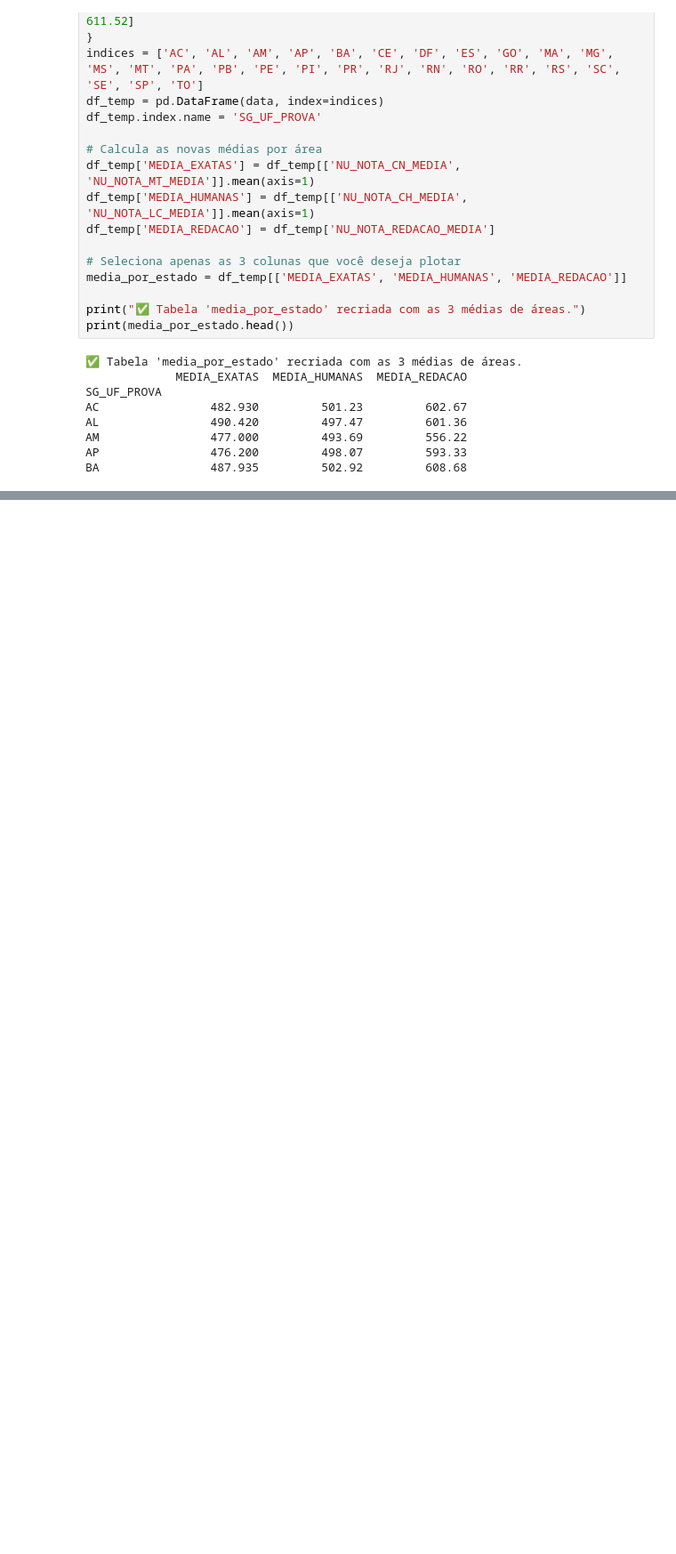
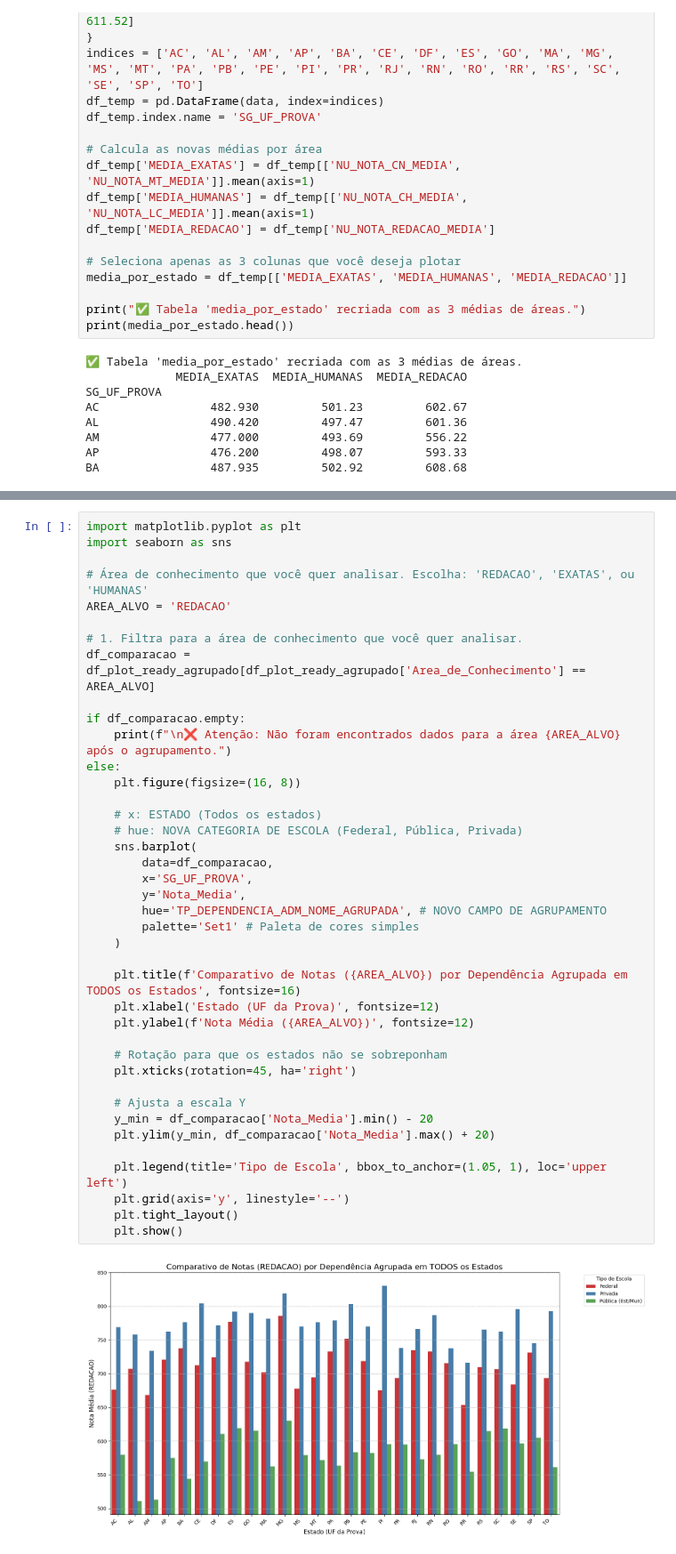
Before and after one commit to LaraDondossola/Projeto_estatistica_aplicada, a Jupyter notebook: codigo_projeto_estatistica.ipynb, the cells around one changed output, grey strips where cells are left out. Shown: that part at 89% size. Drawn from its saved outputs; the diff is of its cells as text; blank space fills up the shorter version.

Commit message:
Finalizando graficos de 'Média das Áreas/Estado'

```diff
--- a/codigo_projeto_estatistica.ipynb
+++ b/codigo_projeto_estatistica.ipynb
@@ -448,0 +579,42 @@ fig.show()
+# %%
+import matplotlib.pyplot as plt
+import seaborn as sns
+
+# Área de conhecimento que você quer analisar. Escolha: 'REDACAO', 'EXATAS', ou 'HUMANAS'
+AREA_ALVO = 'REDACAO'
+
+# 1. Filtra para a área de conhecimento que você quer analisar.
+df_comparacao = df_plot_ready_agrupado[df_plot_ready_agrupado['Area_de_Conhecimento'] == AREA_ALVO]
+
+if df_comparacao.empty:
+    print(f"\n❌ Atenção: Não foram encontrados dados para a área {AREA_ALVO} após o agrupamento.")
+else:
+    plt.figure(figsize=(16, 8))
+
+    # x: ESTADO (Todos os estados)
+    # hue: NOVA CATEGORIA DE ESCOLA (Federal, Pública, Privada)
+    sns.barplot(
+        data=df_comparacao,
+        x='SG_UF_PROVA',
+        y='Nota_Media',
+        hue='TP_DEPENDENCIA_ADM_NOME_AGRUPADA', # NOVO CAMPO DE AGRUPAMENTO
+        palette='Set1' # Paleta de cores simples
+    )
+
+    plt.title(f'Comparativo de Notas ({AREA_ALVO}) por Dependência Agrupada em TODOS os Estados', fontsize=16)
+    plt.xlabel('Estado (UF da Prova)', fontsize=12)
+    plt.ylabel(f'Nota Média ({AREA_ALVO})', fontsize=12)
+
+    # Rotação para que os estados não se sobreponham
+    plt.xticks(rotation=45, ha='right')
+
+    # Ajusta a escala Y
+    y_min = df_comparacao['Nota_Media'].min() - 20
+    plt.ylim(y_min, df_comparacao['Nota_Media'].max() + 20)
+
+    plt.legend(title='Tipo de Escola', bbox_to_anchor=(1.05, 1), loc='upper left')
+    plt.grid(axis='y', linestyle='--')
+    plt.tight_layout()
+    plt.show()
+# %% [output]
+[figure, added]
```
Also changed, not shown: parts of 8 cells of this notebook.
